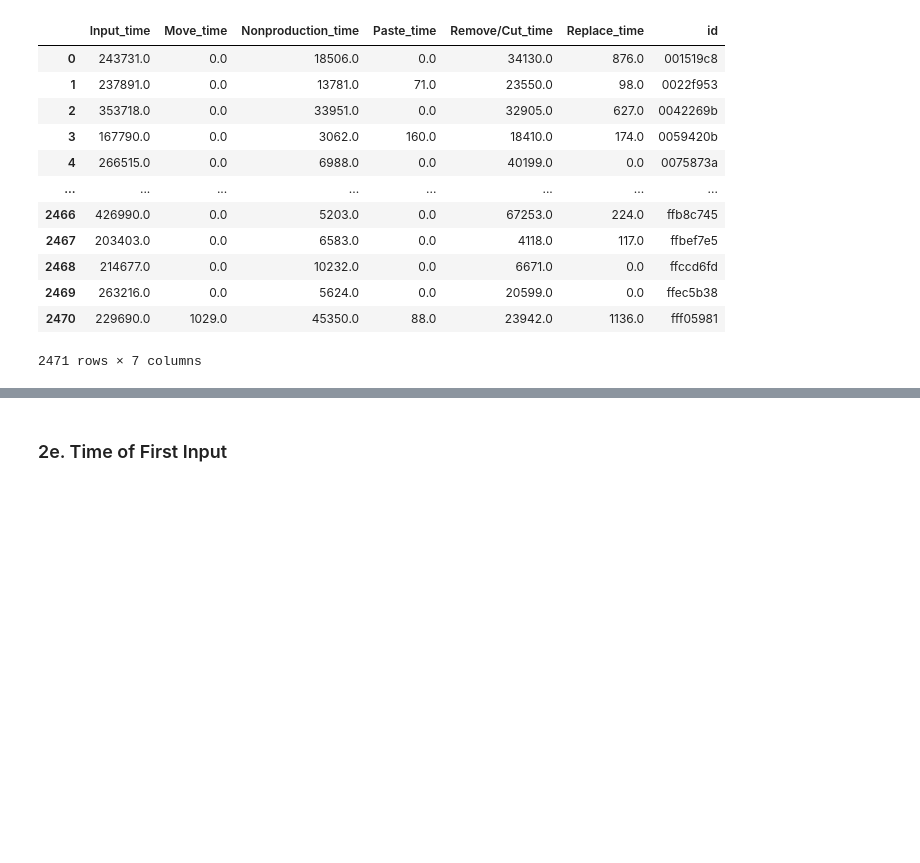
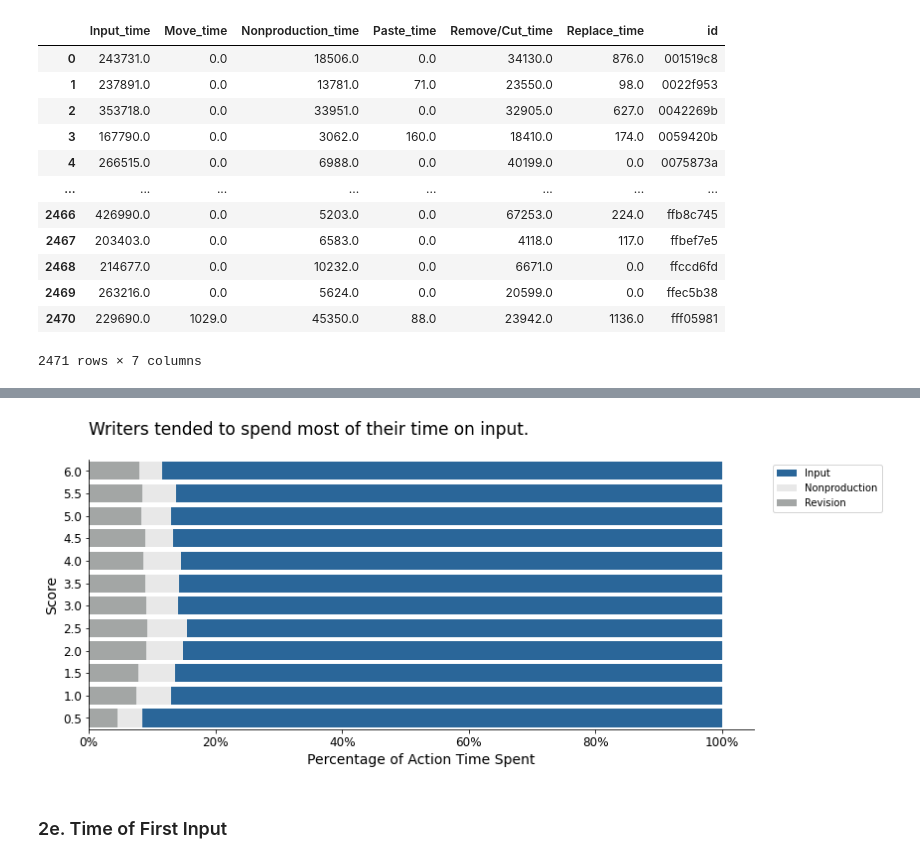
Before and after one commit to ahendricks2/EssayKeystrokes, a Jupyter notebook: Preprocessing_Notebook.ipynb, the cells around one changed output, grey strips where cells are left out. Saved outputs shown, nothing was run; the diff lists cells and outputs as text; code cells hidden in the pictures; blank space fills up the shorter version.

```diff
--- a/Preprocessing_Notebook.ipynb
+++ b/Preprocessing_Notebook.ipynb
@@ -706,15 +711,6 @@ full_df
 | 2469 | ffec5b38 | 5.0 | 289439 | 89.277915 | 54.515788 | 0 | ... |
 | 2470 | fff05981 | 4.0 | 301235 | 83.237082 | 63.738723 | 0 | ... |
 2471 rows × 18 columns
-# %%
-# Calculating ratios
-
-full_df['Move_Ratio'] = full_df['Move'] / full_df['event_count']
-full_df['Paste_Ratio'] = full_df['Paste'] / full_df['event_count']
-full_df['Replace_Ratio'] = full_df['Replace'] / full_df['event_count']
-full_df['Nonproduction_Ratio'] = full_df['Nonproduction'] / full_df['event_count']
-full_df['Remove_Ratio'] = full_df['Remove/Cut'] / full_df['event_count']
-full_df['Input_Ratio'] = full_df['Input'] / full_df['event_count']
 # %%
 # Calculating action time for each activity type
 
@@ -778,3 +774,12 @@ full_df['Remove_Time_Ratio'] = full_df['Remove/Cut_time'] / full_df['sum_action_
 full_df['Input_Time_Ratio'] = full_df['Input_time'] / full_df['sum_action_time']
 full_df['revision_time'] = full_df['Move_time'] + full_df['Paste_time'] + full_df['Replace_time'] + full_df['Remove/Cut_time']
 full_df['Revision_Time_Ratio'] =  full_df['revision_time'] / full_df['sum_action_time']
+# %%
+act_viz_data = full_df.groupby('score').mean()
+# %%
+act_viz_data.reset_index(inplace=True)
+act_viz_df = act_viz_data[['score','Revision_Time_Ratio','Nonproduction_Time_Ratio','Input_Time_Ratio']]
+# %%
+act_viz_df['Rev_Non_Time'] = act_viz_df['Revision_Time_Ratio'] + act_viz_df['Nonproduction_Time_Ratio']
+act_viz_df['Rev_Non_In_Time'] = act_viz_df['Rev_Non_Time'] + act_viz_df['Input_Time_Ratio']
+act_viz_df
@@ -781,3 +810,34 @@ full_df['Revision_Time_Ratio'] =  full_df['revision_time'] / full_df['sum_action
+# %%
+fig, ax = plt.subplots(figsize=(12, 5))
+
+# Plotting the bars
+sns.barplot(x='Rev_Non_In_Time', y='score', data=act_viz_df, orient='h', color='#1768AC',label='Input', ax=ax)
+sns.barplot(x='Rev_Non_Time', y='score', data=act_viz_df, orient='h', color='#E8E8E8', label='Nonproduction', ax=ax)
+sns.barplot(x='Revision_Time_Ratio', y='score', data=act_viz_df, orient='h', color='#A2A7A5', label='Revision', ax=ax)
+
+# Inverting the y-axis
+plt.gca().invert_yaxis()
+
+# Formating the x-axis as percentages
+plt.gca().xaxis.set_major_formatter(FuncFormatter(lambda x, _: '{:.0%}'.format(x)))
+
+# Adding a legend
+plt.legend(bbox_to_anchor=(1.2, 1), loc='upper right')
+
+# Formatting the title and subtitle
+title_text = "Writers tended to spend most of their time on input."
+plt.title(title_text, loc='left', pad=25, fontsize=17)
+
+# Formatting final attributes
+plt.xlabel('Percentage of Action Time Spent', fontsize=14)
+plt.xticks(fontsize=12)
+plt.ylabel('Score', fontsize=14)
+plt.yticks(fontsize=12)
+sns.despine()
+
+plt.show()
+# %% [output]
+[figure, added]
 # %% [markdown]
 ### 2e. Time of First Input
 # %% [markdown]
```
Also changed, not shown: parts of 12 cells of this notebook.
